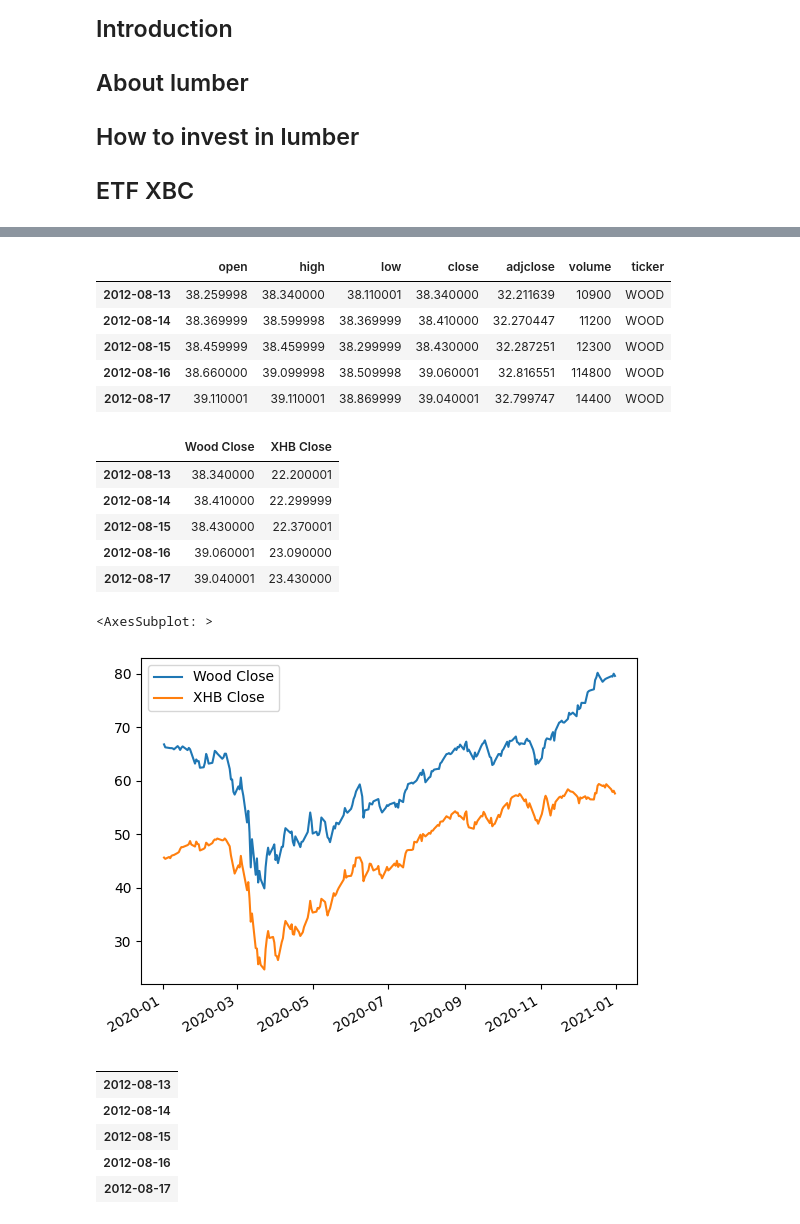
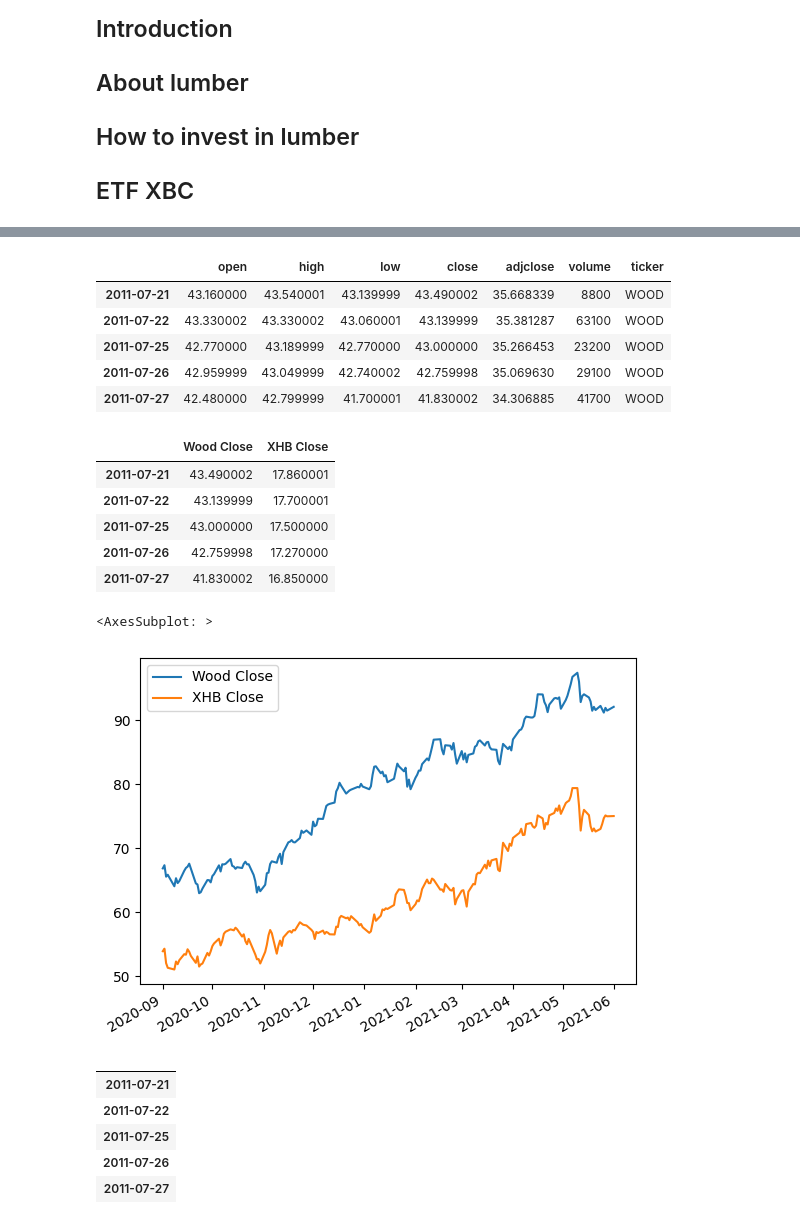
Before and after one commit to ManuelSzecsenyi/lumber-predictions, a Jupyter notebook: lumber-predictions.ipynb, the cells around one changed output, grey strips where cells are left out. Saved outputs shown, nothing was run; the diff lists cells and outputs as text; code cells hidden in the pictures.

```diff
--- a/lumber-predictions.ipynb
+++ b/lumber-predictions.ipynb
@@ -38,20 +39,20 @@ from yahoo_fin.stock_info import get_data
 import pandas as pd
 # %%
 # GET XHB DATA
-xhb = get_data('XHB', start_date = "08/11/2012", end_date = "08/11/2022")
+xhb = get_data('XHB', start_date = "2011-07-21", end_date = "2021-07-21")
 
 # Get wood prices
-wood = get_data('WOOD', start_date = "08/11/2012", end_date = "08/11/2022")
+wood = get_data('WOOD', start_date = "2011-07-21", end_date = "2021-07-21")
 # %%
 # Check data
 wood.head()
 # %% [output]
 |  | open | high | low | close | adjclose | volume | ticker |
-| 2012-08-13 | 38.259998 | 38.340000 | 38.110001 | 38.340000 | 32.211639 | 10900 | WOOD |
-| 2012-08-14 | 38.369999 | 38.599998 | 38.369999 | 38.410000 | 32.270447 | 11200 | WOOD |
-| 2012-08-15 | 38.459999 | 38.459999 | 38.299999 | 38.430000 | 32.287251 | 12300 | WOOD |
-| 2012-08-16 | 38.660000 | 39.099998 | 38.509998 | 39.060001 | 32.816551 | 114800 | WOOD |
-| 2012-08-17 | 39.110001 | 39.110001 | 38.869999 | 39.040001 | 32.799747 | 14400 | WOOD |
+| 2011-07-21 | 43.160000 | 43.540001 | 43.139999 | 43.490002 | 35.668339 | 8800 | WOOD |
+| 2011-07-22 | 43.330002 | 43.330002 | 43.060001 | 43.139999 | 35.381287 | 63100 | WOOD |
+| 2011-07-25 | 42.770000 | 43.189999 | 42.770000 | 43.000000 | 35.266453 | 23200 | WOOD |
+| 2011-07-26 | 42.959999 | 43.049999 | 42.740002 | 42.759998 | 35.069630 | 29100 | WOOD |
+| 2011-07-27 | 42.480000 | 42.799999 | 41.700001 | 41.830002 | 34.306885 | 41700 | WOOD |
 # %%
 # Just get the close price
 woodClose = wood.close
@@ -62,16 +63,16 @@ history = pd.concat([woodClose.rename('Wood Close'), xhbClose.rename('XHB Close'
 history.head()
 # %% [output]
 |  | Wood Close | XHB Close |
-| 2012-08-13 | 38.340000 | 22.200001 |
-| 2012-08-14 | 38.410000 | 22.299999 |
-| 2012-08-15 | 38.430000 | 22.370001 |
-| 2012-08-16 | 39.060001 | 23.090000 |
-| 2012-08-17 | 39.040001 | 23.430000 |
+| 2011-07-21 | 43.490002 | 17.860001 |
+| 2011-07-22 | 43.139999 | 17.700001 |
+| 2011-07-25 | 43.000000 | 17.500000 |
+| 2011-07-26 | 42.759998 | 17.270000 |
+| 2011-07-27 | 41.830002 | 16.850000 |
 # %%
-history["2020-01-01":"2021-01-01"].plot()
+history["2020-09-01":"2021-06-01"].plot()
 # %% [output]
 <AxesSubplot: >
-[figure, old version]
+[figure, new version]
 # %%
 windows = (30, 90)
 ema = pd.DataFrame(index=history.index)
@@ -79,10 +80,10 @@ ema = pd.DataFrame(index=history.index)
 ema.head()
 # %% [output]
 |  |
-| 2012-08-13 |
-| 2012-08-14 |
-| 2012-08-15 |
-| 2012-08-16 |
-| 2012-08-17 |
+| 2011-07-21 |
+| 2011-07-22 |
+| 2011-07-25 |
+| 2011-07-26 |
+| 2011-07-27 |
 # %%
 #https://www.statology.org/exponential-moving-average-pandas/
```
Also changed, not shown: parts of 7 cells of this notebook.
